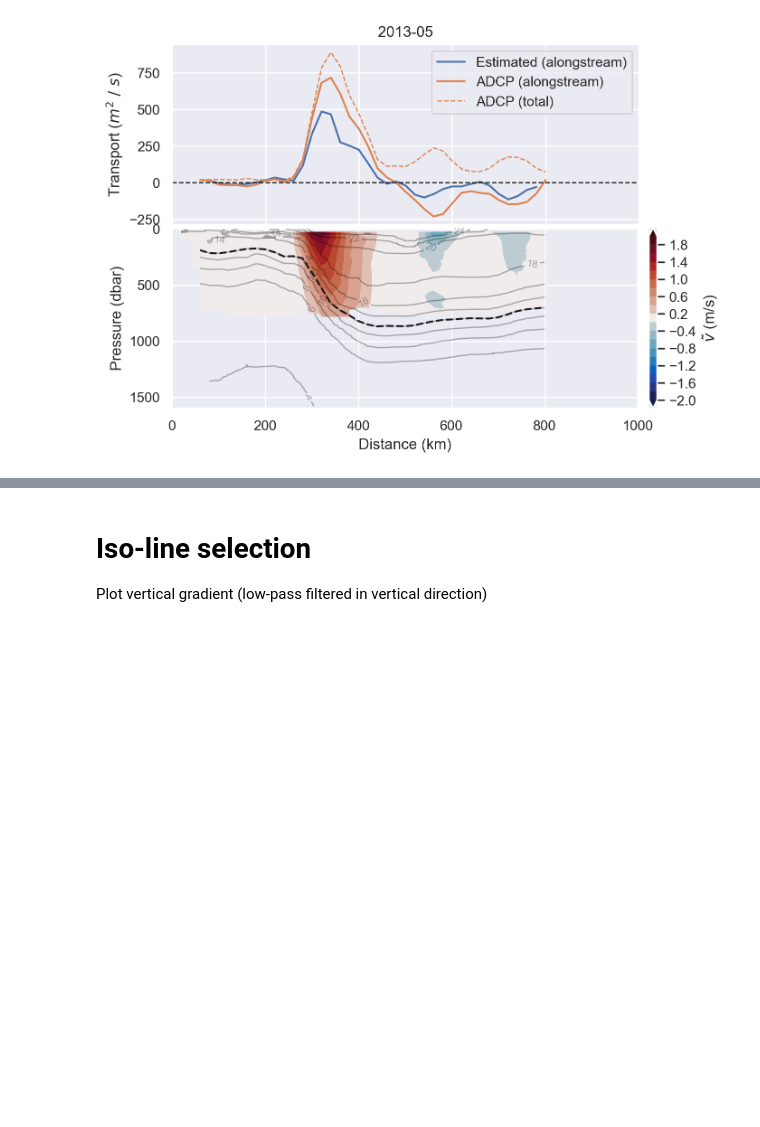
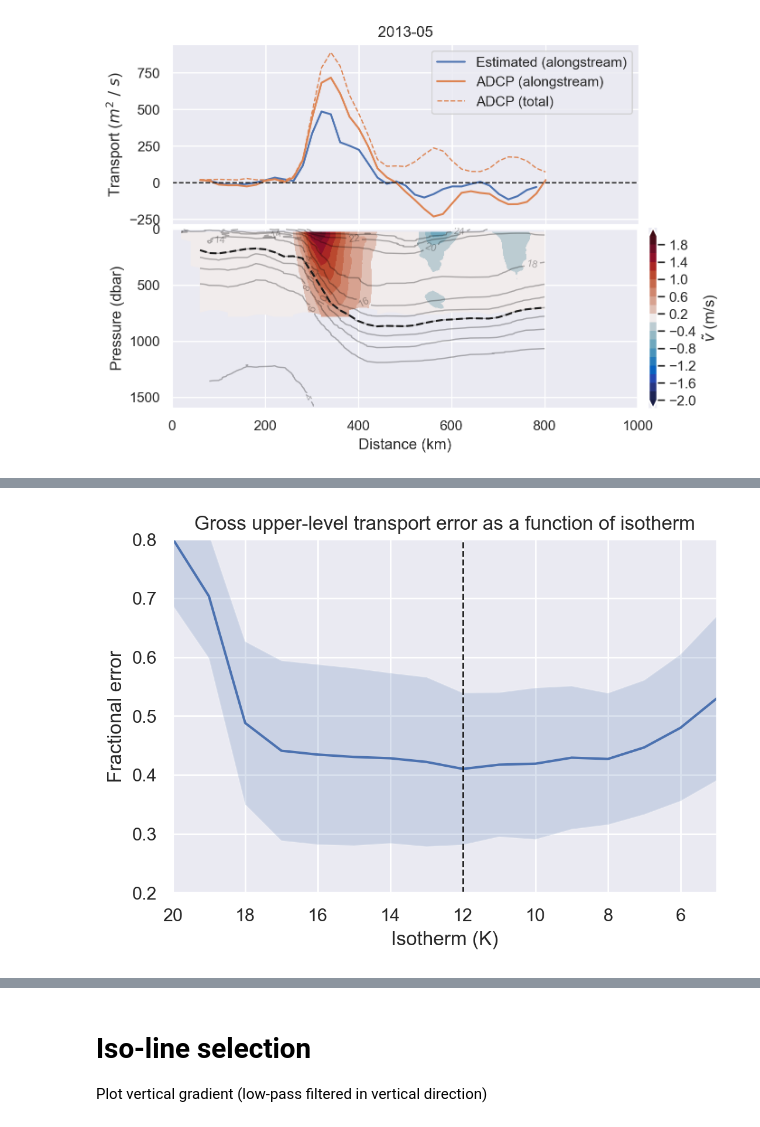
Before and after one commit to ktcarr/12.843, a Jupyter notebook: lab2/lab2_analysis.ipynb, the cells around one changed output, grey strips where cells are left out. Drawn from its saved outputs; the diff is of its cells as text; code cells hidden in the pictures; blank space fills up the shorter version.

```diff
--- a/lab2/lab2_analysis.ipynb
+++ b/lab2/lab2_analysis.ipynb
@@ -404,0 +315,28 @@ for t in error_sv.time:
+# %%
+### Integrate error over distance
+error_int     = np.abs(error_allyears).fillna(0).integrate('dist')
+
+### Integrate actual transport over distance
+transport_int = np.abs(transport_allyears.sel(transport_type='adcp')).fillna(0).integrate('dist')
+
+### Divide error by actual
+error_int_scaled = (error_int/transport_int).sel(isoline=slice())
+error_int_scaled = error_int_scaled.reindex(isoline=list(reversed(error_int_scaled.isoline)))
+# %%
+mean_g = error_int_scaled.mean('time')
+std_g  = error_int_scaled.std('time')
+# %%
+mpl.rcParams['figure.dpi']=200
+fig,ax = plt.subplots()
+ax.plot(mean_g.isoline, mean_g)
+ax.fill_between(mean_g.isoline, mean_g+std_g, mean_g-std_g, alpha=.2)
+ax.set_xlim([5,20])
+ax.set_ylim([.2,.8])
+ax.set_xlim(ax.get_xlim()[::-1])
+ax.axvline(12, ls='--',lw=1,c='k')
+ax.set_xlabel('Isotherm (K)')
+ax.set_ylabel('Fractional error')
+ax.set_title('Gross upper-level transport error as a function of isotherm')
+plt.show()
+# %% [output]
+[figure, added]
```
Also changed, not shown: parts of 26 cells of this notebook.
